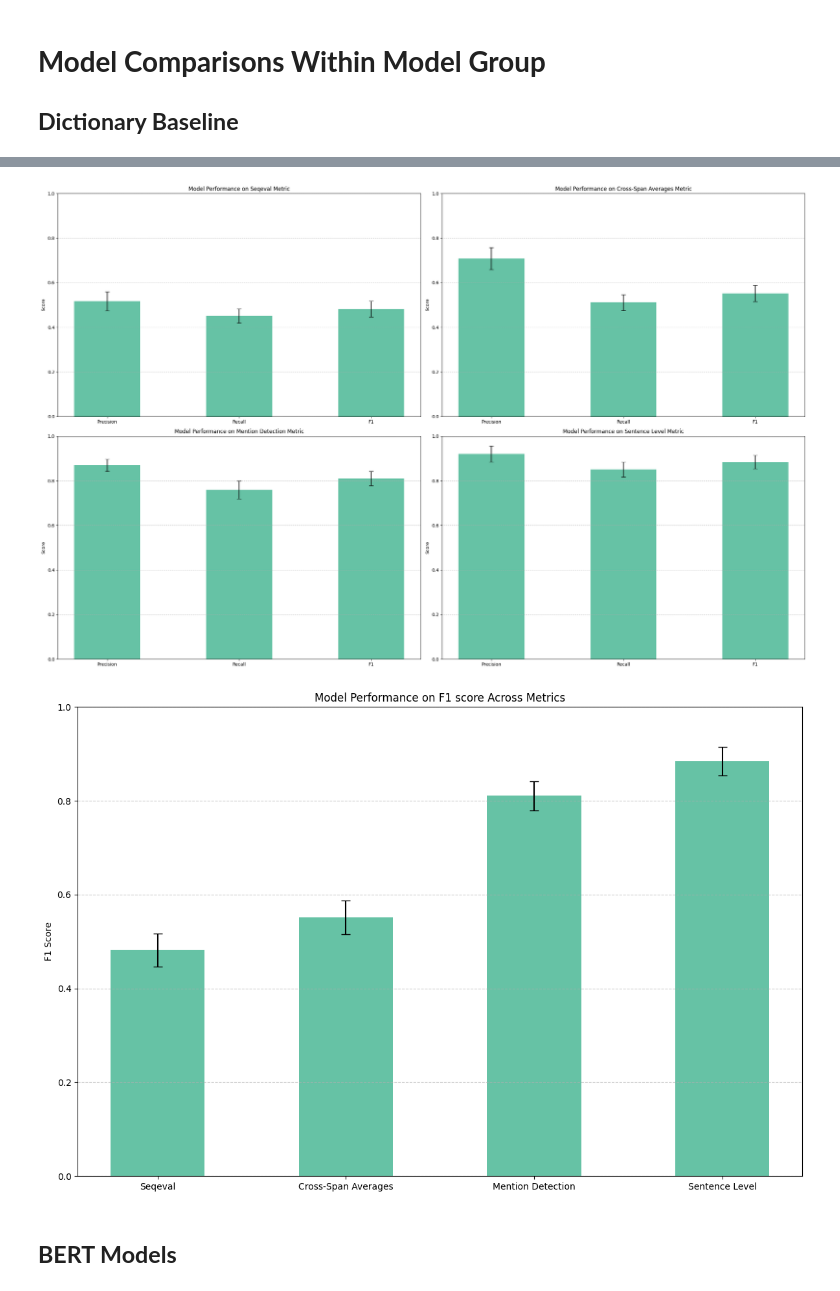
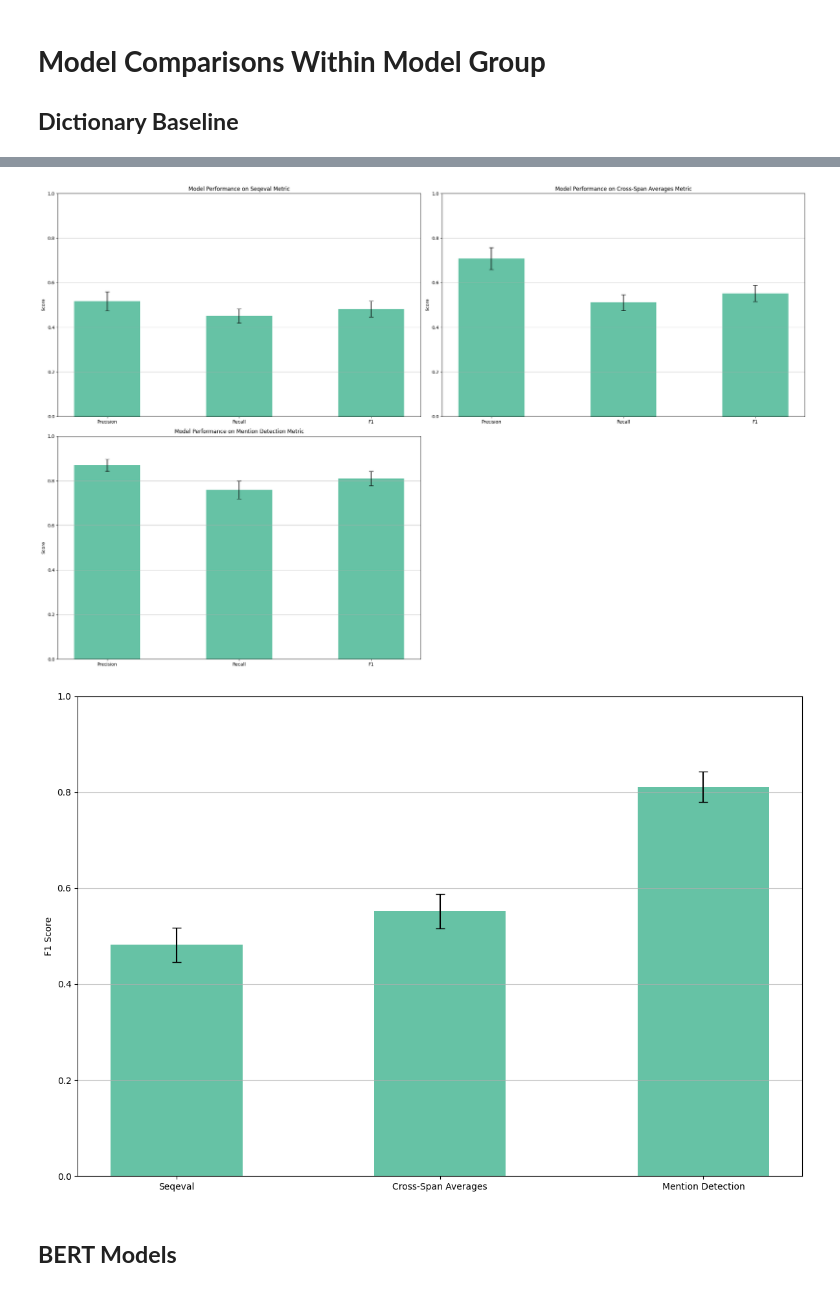
Before and after one commit to MaximilianWeiland/Master_Thesis, a Jupyter notebook: 04_classification_models/group_mention_detection/visual_assessment_ner.ipynb, the cells around one changed output, grey strips where cells are left out. Saved outputs shown, nothing was run; the diff lists cells and outputs as text; code cells hidden in the pictures.

```diff
--- a/04_classification_models/group_mention_detection/visual_assessment_ner.ipynb
+++ b/04_classification_models/group_mention_detection/visual_assessment_ner.ipynb
@@ -62,7 +62,7 @@ all_results = dict(
 # %%
 # define remapping dictionary for plots
 main_metrics_remap = {
-    "seqeval": "Seqeval", "cross_span": "Cross-Span Averages", "mention_detection": "Mention Detection", "sentence_level": "Sentence Level"
+    "seqeval": "Seqeval", "cross_span": "Cross-Span Averages", "mention_detection": "Mention Detection"
 }
 model_names_remap = {
     "microsoft/deberta-v3-base": "DeBERTa",
@@ -75,7 +75,7 @@ model_names_remap = {
 }
 
 # all main metrics to look at
-focus_metrics = ["seqeval", "cross_span", "mention_detection", "sentence_level"]
+focus_metrics = ["seqeval", "cross_span", "mention_detection"]
 # %%
 within_metric_barplot(
     eval_results=dictionary_results,
@@ -123,33 +125,35 @@ multi_within_metric_barplot(
 #     task="ner"
 # )
 # %% [output]
-[figure, old version]
+[figure, new version]
 # %%
 across_metric_barplot(
     eval_results=dictionary_results,
     focus_metrics=focus_metrics,
     comparison_metric="f1",
     main_metrics_remap=main_metrics_remap,
     model_names_remap=model_names_remap,
     group_width=0.5,
     color_scheme=plt.cm.Set2.colors,
     ylim=[0, 1],
-    task="ner"
+    task="ner",
+    printtitle=False
 )
 # across_metric_dotplot(
 #     eval_results=dictionary_results,
 #     focus_metrics=focus_metrics,
 #     comparison_metric="f1",
 #     main_metrics_remap=main_metrics_remap,
 #     model_names_remap=model_names_remap,
 #     group_width=0.3,
 #     color_scheme=plt.cm.Set2.colors,
 #     marker="o",
 #     ylim=[0, 1],
-#     task="ner"
+#     task="ner",
+#     printtitle=False
 # )
 # %% [output]
-[figure, old version]
+[figure, new version]
 # %% [markdown]
 ## **BERT Models**
 # %%
```
Also changed, not shown: parts of 12 cells of this notebook, 42 other files.
